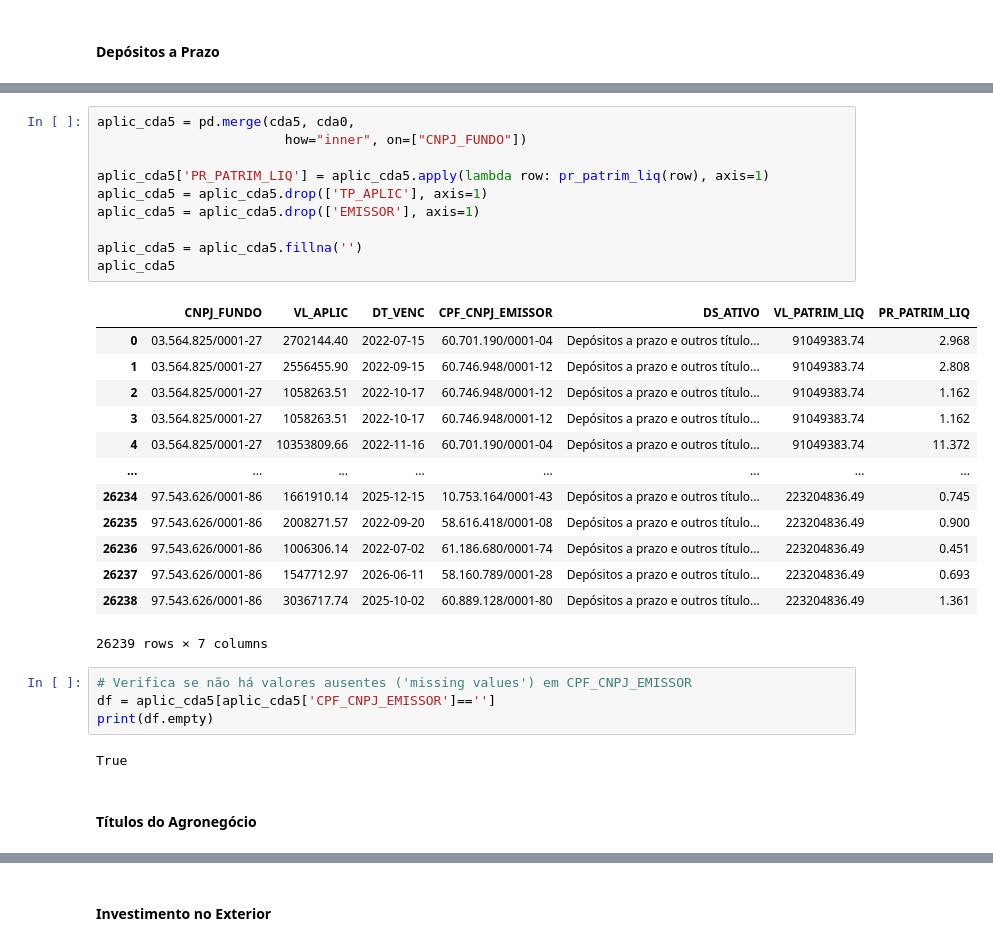
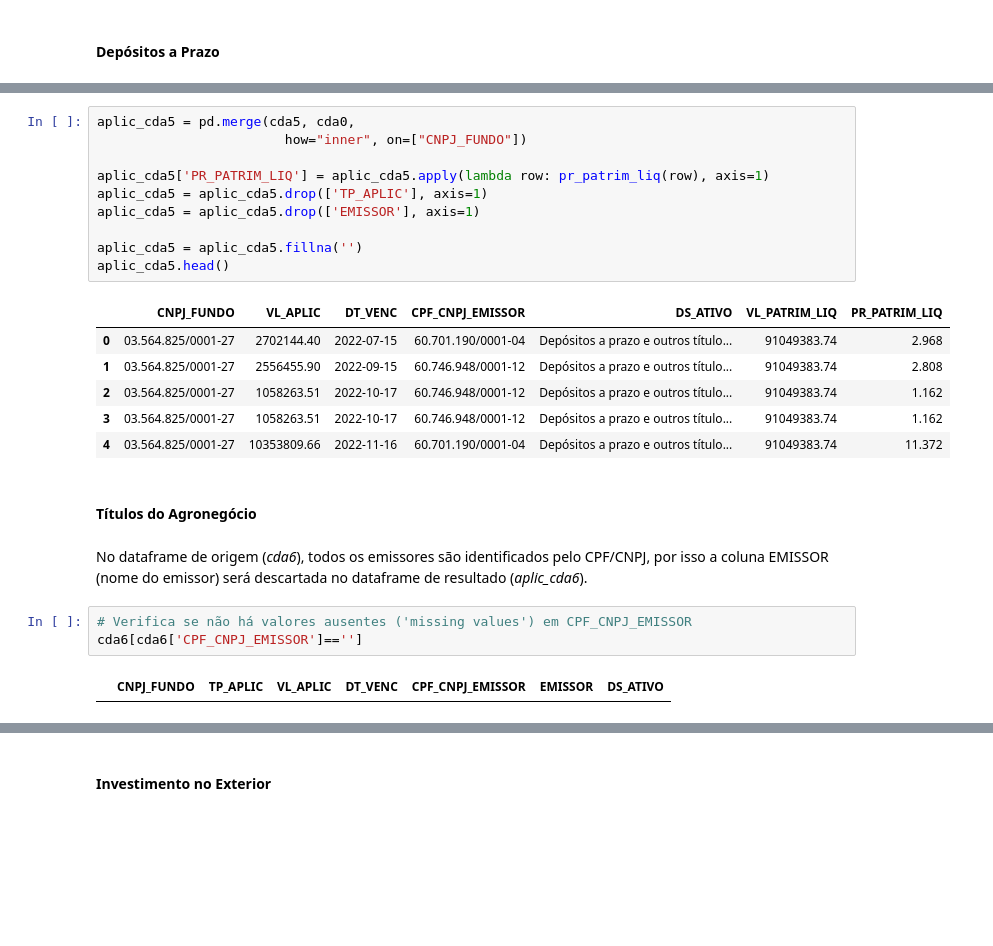
Before and after one commit to amlua/bi-master, a Jupyter notebook: carteira_fundos.ipynb, the cells around one changed output, grey strips where cells are left out. Cells and saved outputs as stored; diff of their text form; blank space fills up the shorter version.

```diff
--- a/carteira_fundos.ipynb
+++ b/carteira_fundos.ipynb
@@ -1250,35 +1247,29 @@ aplic_cda4
 # %%
 aplic_cda5 = pd.merge(cda5, cda0,
                         how="inner", on=["CNPJ_FUNDO"])
 
 aplic_cda5['PR_PATRIM_LIQ'] = aplic_cda5.apply(lambda row: pr_patrim_liq(row), axis=1)
 aplic_cda5 = aplic_cda5.drop(['TP_APLIC'], axis=1)
 aplic_cda5 = aplic_cda5.drop(['EMISSOR'], axis=1)
 
 aplic_cda5 = aplic_cda5.fillna('')
-aplic_cda5
+aplic_cda5.head()
 # %% [output]
 |  | CNPJ_FUNDO | VL_APLIC | DT_VENC | CPF_CNPJ_EMISSOR | DS_ATIVO | VL_PATRIM_LIQ | PR_PATRIM_LIQ |
 | 0 | 03.564.825/0001-27 | 2702144.40 | 2022-07-15 | 60.701.190/0001-04 | Depósitos a prazo e outros título... | 91049383.74 | 2.968 |
 | 1 | 03.564.825/0001-27 | 2556455.90 | 2022-09-15 | 60.746.948/0001-12 | Depósitos a prazo e outros título... | 91049383.74 | 2.808 |
 | 2 | 03.564.825/0001-27 | 1058263.51 | 2022-10-17 | 60.746.948/0001-12 | Depósitos a prazo e outros título... | 91049383.74 | 1.162 |
 | 3 | 03.564.825/0001-27 | 1058263.51 | 2022-10-17 | 60.746.948/0001-12 | Depósitos a prazo e outros título... | 91049383.74 | 1.162 |
 | 4 | 03.564.825/0001-27 | 10353809.66 | 2022-11-16 | 60.701.190/0001-04 | Depósitos a prazo e outros título... | 91049383.74 | 11.372 |
-| ... | ... | ... | ... | ... | ... | ... | ... |
-| 26234 | 97.543.626/0001-86 | 1661910.14 | 2025-12-15 | 10.753.164/0001-43 | Depósitos a prazo e outros título... | 223204836.49 | 0.745 |
-| 26235 | 97.543.626/0001-86 | 2008271.57 | 2022-09-20 | 58.616.418/0001-08 | Depósitos a prazo e outros título... | 223204836.49 | 0.900 |
-| 26236 | 97.543.626/0001-86 | 1006306.14 | 2022-07-02 | 61.186.680/0001-74 | Depósitos a prazo e outros título... | 223204836.49 | 0.451 |
-| 26237 | 97.543.626/0001-86 | 1547712.97 | 2026-06-11 | 58.160.789/0001-28 | Depósitos a prazo e outros título... | 223204836.49 | 0.693 |
-| 26238 | 97.543.626/0001-86 | 3036717.74 | 2025-10-02 | 60.889.128/0001-80 | Depósitos a prazo e outros título... | 223204836.49 | 1.361 |
-26239 rows × 7 columns
-# %%
-# Verifica se não há valores ausentes ('missing values') em CPF_CNPJ_EMISSOR
-df = aplic_cda5[aplic_cda5['CPF_CNPJ_EMISSOR']=='']
-print(df.empty)
-# %% [output]
-True
 # %% [markdown]
 #### Títulos do Agronegócio
+# %% [markdown]
+No dataframe de origem (_cda6_), todos os emissores são identificados pelo CPF/CNPJ, por isso a coluna EMISSOR (nome do emissor) será descartada no dataframe de resultado (_aplic_cda6_).
+# %%
+# Verifica se não há valores ausentes ('missing values') em CPF_CNPJ_EMISSOR
+cda6[cda6['CPF_CNPJ_EMISSOR']=='']
+# %% [output]
+|  | CNPJ_FUNDO | TP_APLIC | VL_APLIC | DT_VENC | CPF_CNPJ_EMISSOR | EMISSOR | DS_ATIVO |
 # %%
 aplic_cda6 = pd.merge(cda6, cda0,
                         how="inner", on=["CNPJ_FUNDO"])
```
Also changed, not shown: parts of 76 cells of this notebook.
